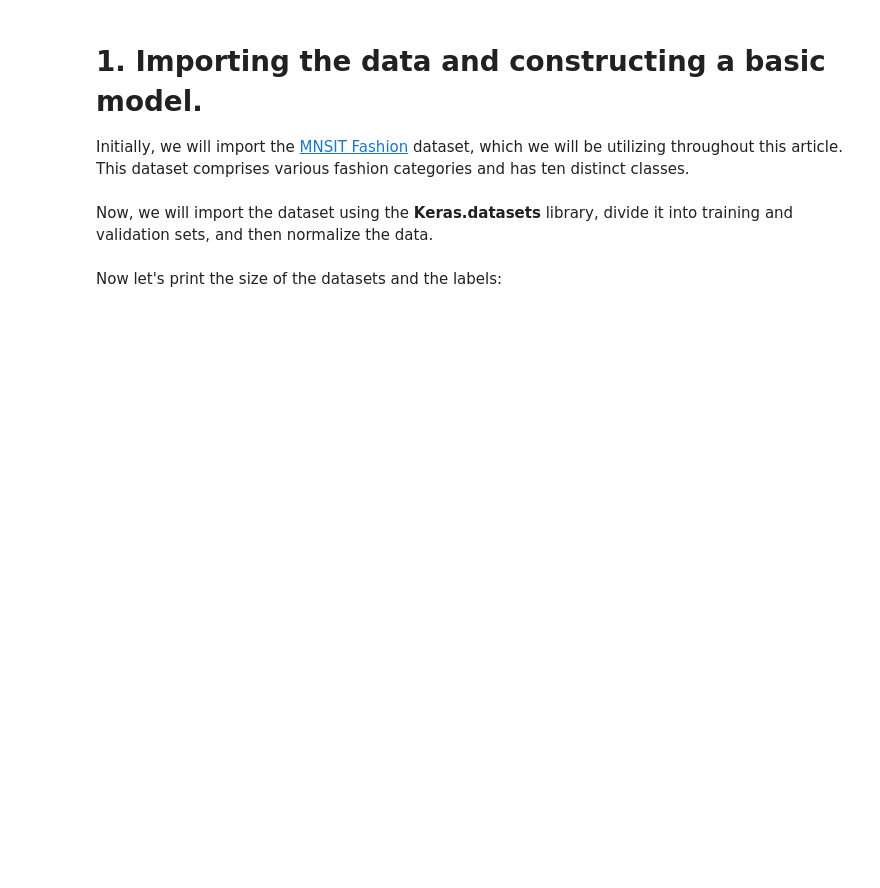
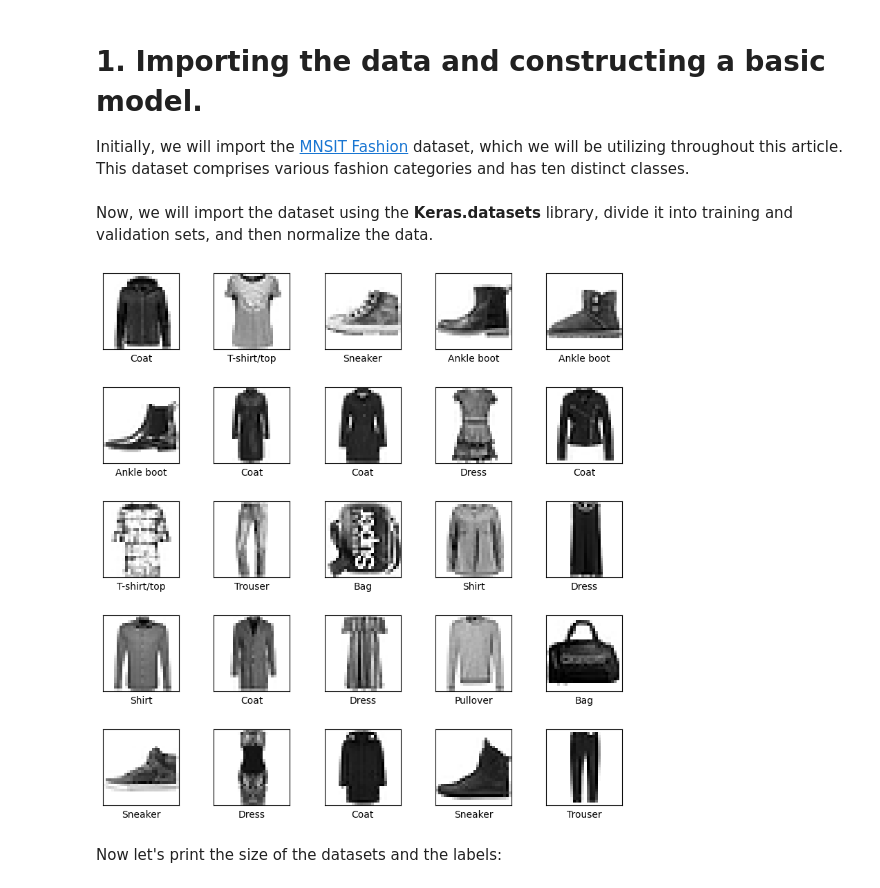
Before and after one commit to zakarich/Constructing_Sophisticated_Deep_Neural_Network_Architectures_with_Keras, a Jupyter notebook: Constructing_Sophisticated_Deep_Neural_Network_Architectures_with_Keras.ipynb, the cells around one changed output. Saved outputs shown, nothing was run; the diff lists cells and outputs as text; code cells hidden in the pictures; blank space fills up the shorter version.

```diff
--- a/Constructing_Sophisticated_Deep_Neural_Network_Architectures_with_Keras.ipynb
+++ b/Constructing_Sophisticated_Deep_Neural_Network_Architectures_with_Keras.ipynb
@@ -26,6 +26,25 @@ fashion_mnist = keras.datasets.fashion_mnist
 X_valid, X_train = X_train_full[:5000] / 255., X_train_full[5000:] / 255.
 y_valid, y_train = y_train_full[:5000], y_train_full[5000:]
 X_test = X_test / 255.
+# %%
+# Define the class names for the Fashion MNIST dataset
+class_names = ['T-shirt/top', 'Trouser', 'Pullover', 'Dress', 'Coat',
+               'Sandal', 'Shirt', 'Sneaker', 'Bag', 'Ankle boot']
+
+# Plot multiple images from the training set
+plt.figure(figsize=(10,10))
+for i in range(25):
+    plt.subplot(5,5,i+1)
+    plt.xticks([])
+    plt.yticks([])
+    plt.grid(False)
+    plt.imshow(X_train[i], cmap=plt.cm.binary)
+    plt.xlabel(class_names[y_train[i]])
+
+plt.subplots_adjust(wspace=0.2, hspace=0.5)
+plt.show()
+# %% [output]
+[figure, added]
 # %% [markdown]
 Now let's print the size of the datasets and the labels:
 # %%
```
